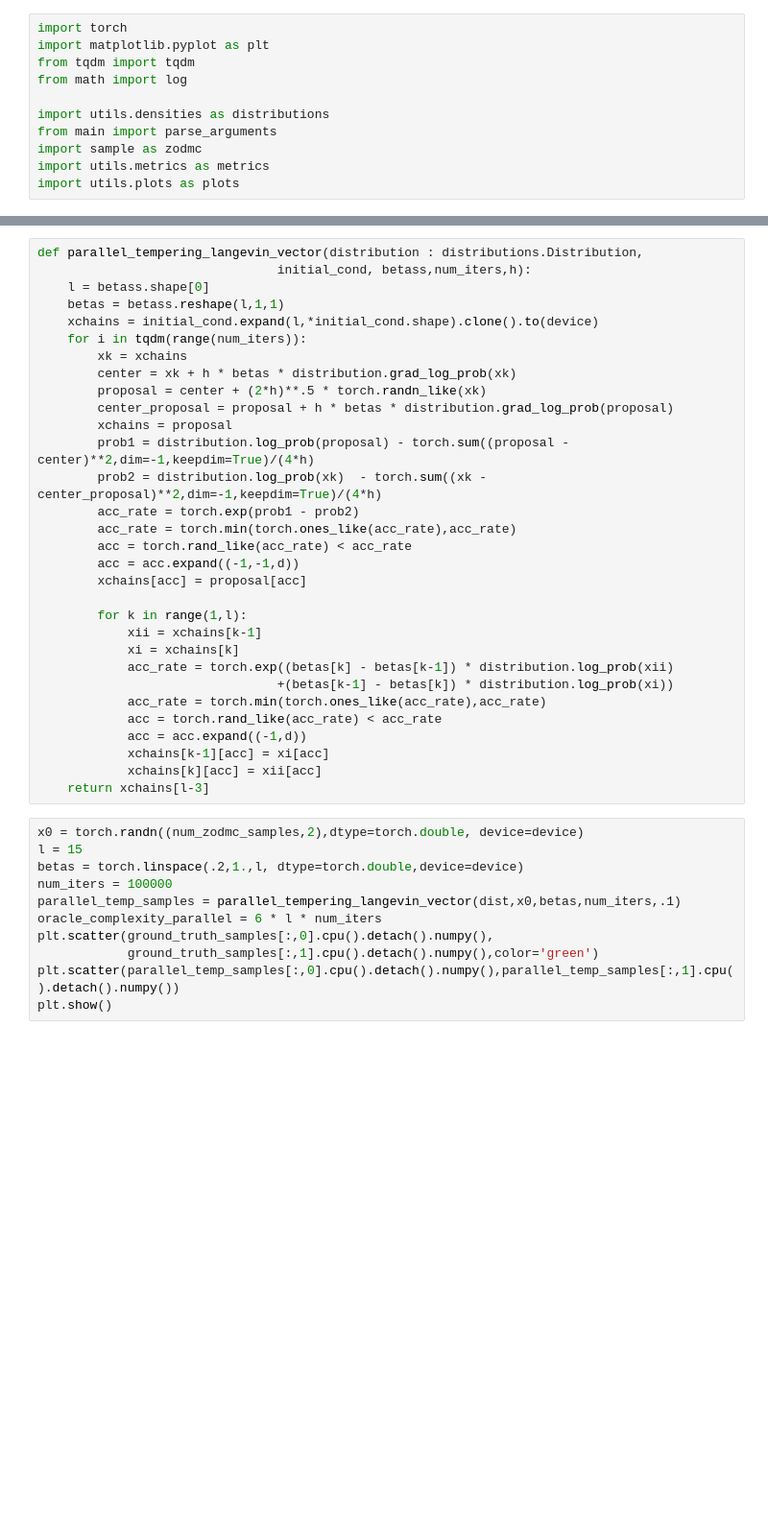
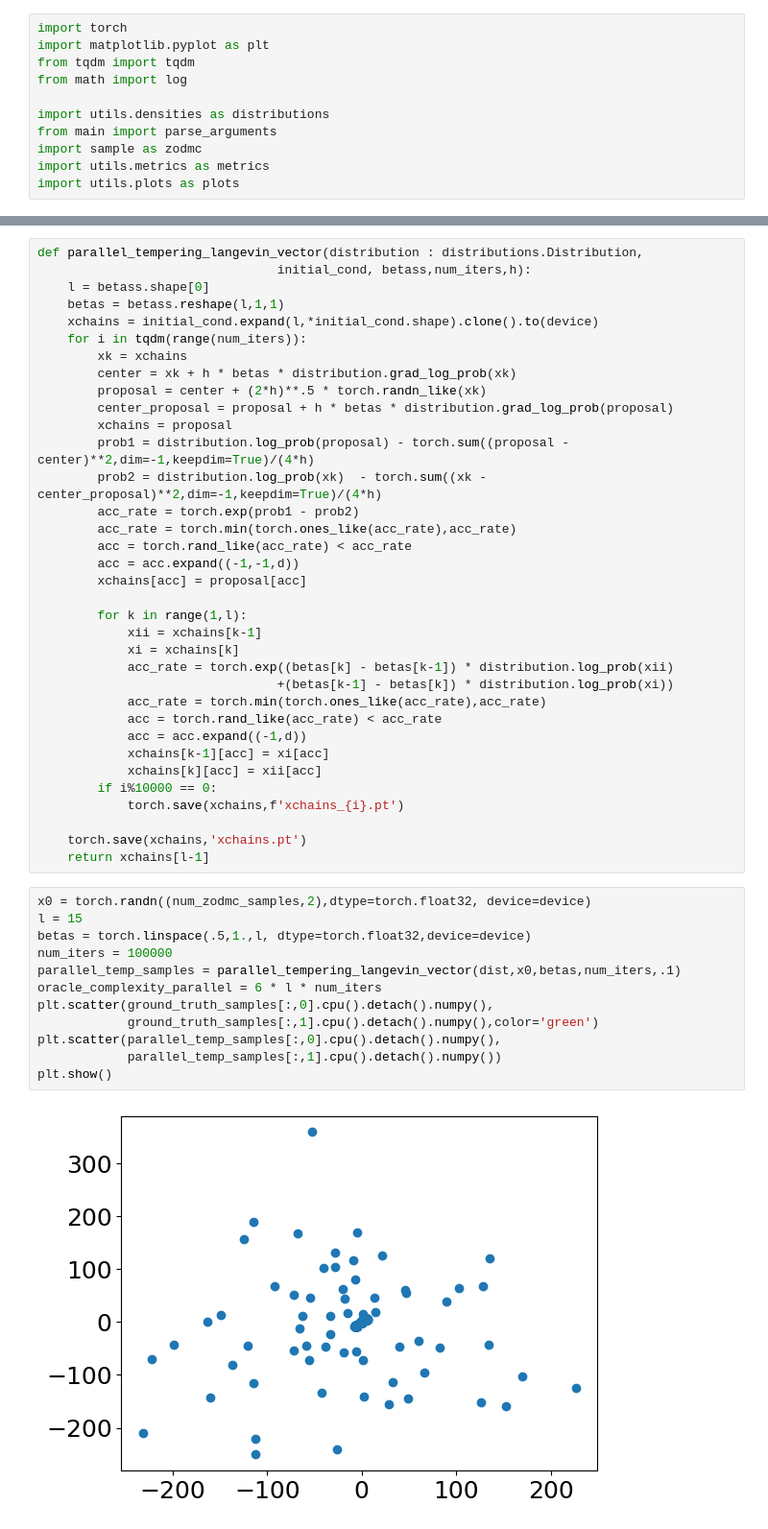
Before and after one commit to KevinRojas1499/ZOD-MC, a Jupyter notebook: rebuttal.ipynb, the cells around one changed output, grey strips where cells are left out. Shown at 96% size. Saved outputs shown, nothing was run; the diff lists cells and outputs as text; blank space fills up the shorter version.

```diff
--- a/rebuttal.ipynb
+++ b/rebuttal.ipynb
@@ -115,18 +112,25 @@ def parallel_tempering_langevin_vector(distribution : distributions.Distribution
             acc = acc.expand((-1,d))
             xchains[k-1][acc] = xi[acc]
             xchains[k][acc] = xii[acc]
-    return xchains[l-3]
+        if i%10000 == 0:
+            torch.save(xchains,f'xchains_{i}.pt')
+
+    torch.save(xchains,'xchains.pt')
+    return xchains[l-1]
 # %%
-x0 = torch.randn((num_zodmc_samples,2),dtype=torch.double, device=device)
+x0 = torch.randn((num_zodmc_samples,2),dtype=torch.float32, device=device)
 l = 15
-betas = torch.linspace(.2,1.,l, dtype=torch.double,device=device)
+betas = torch.linspace(.5,1.,l, dtype=torch.float32,device=device)
 num_iters = 100000
 parallel_temp_samples = parallel_tempering_langevin_vector(dist,x0,betas,num_iters,.1)
 oracle_complexity_parallel = 6 * l * num_iters
 plt.scatter(ground_truth_samples[:,0].cpu().detach().numpy(),
             ground_truth_samples[:,1].cpu().detach().numpy(),color='green')
-plt.scatter(parallel_temp_samples[:,0].cpu().detach().numpy(),parallel_temp_samples[:,1].cpu().detach().numpy())
+plt.scatter(parallel_temp_samples[:,0].cpu().detach().numpy(),
+            parallel_temp_samples[:,1].cpu().detach().numpy())
 plt.show()
+# %% [output]
+[figure, added]
 # %%
 plots.plot_all_samples(
     [ground_truth_samples,zodmc_samples, rej_samples, parallel_temp_samples],
```
Also changed, not shown: parts of 5 cells of this notebook, 20 other files.
